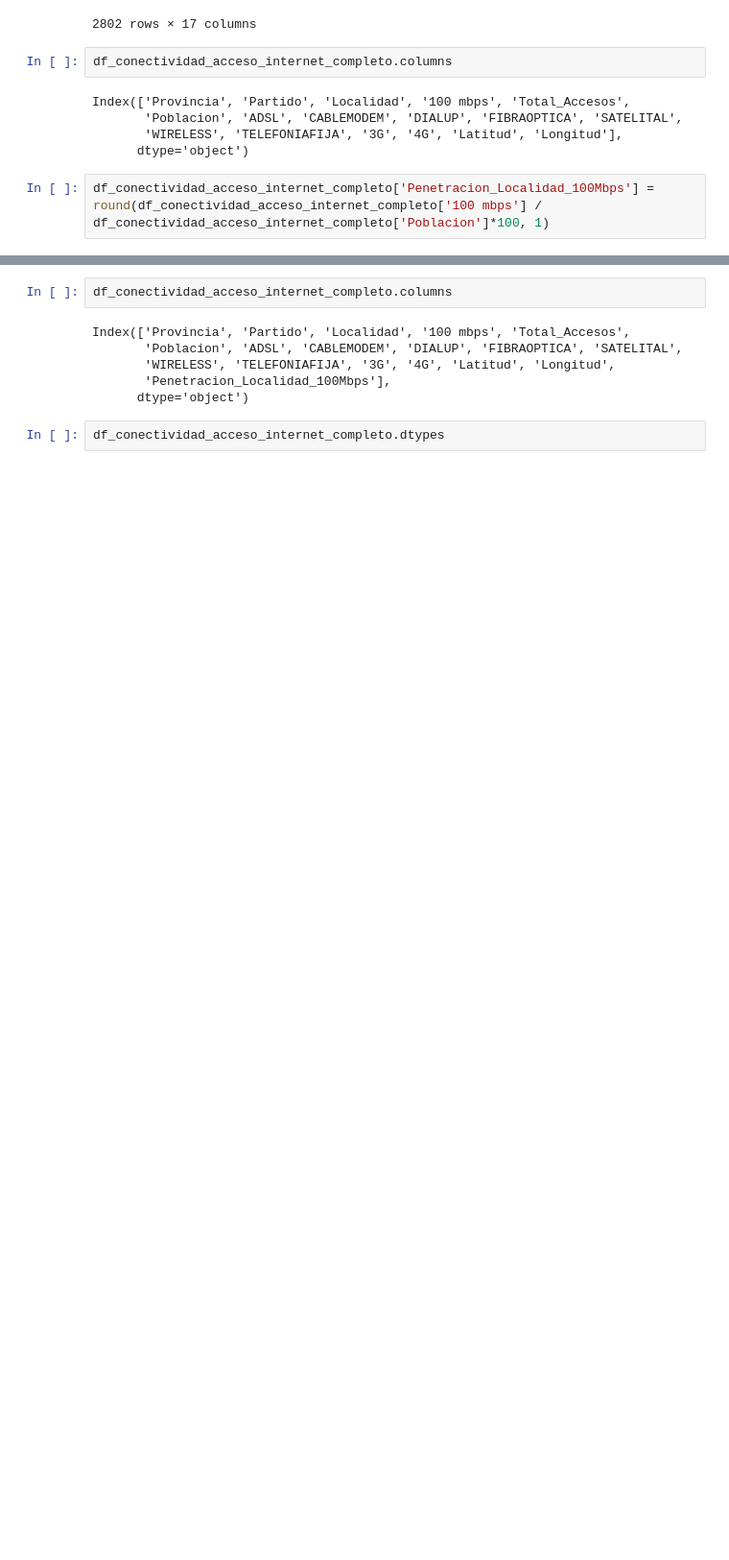
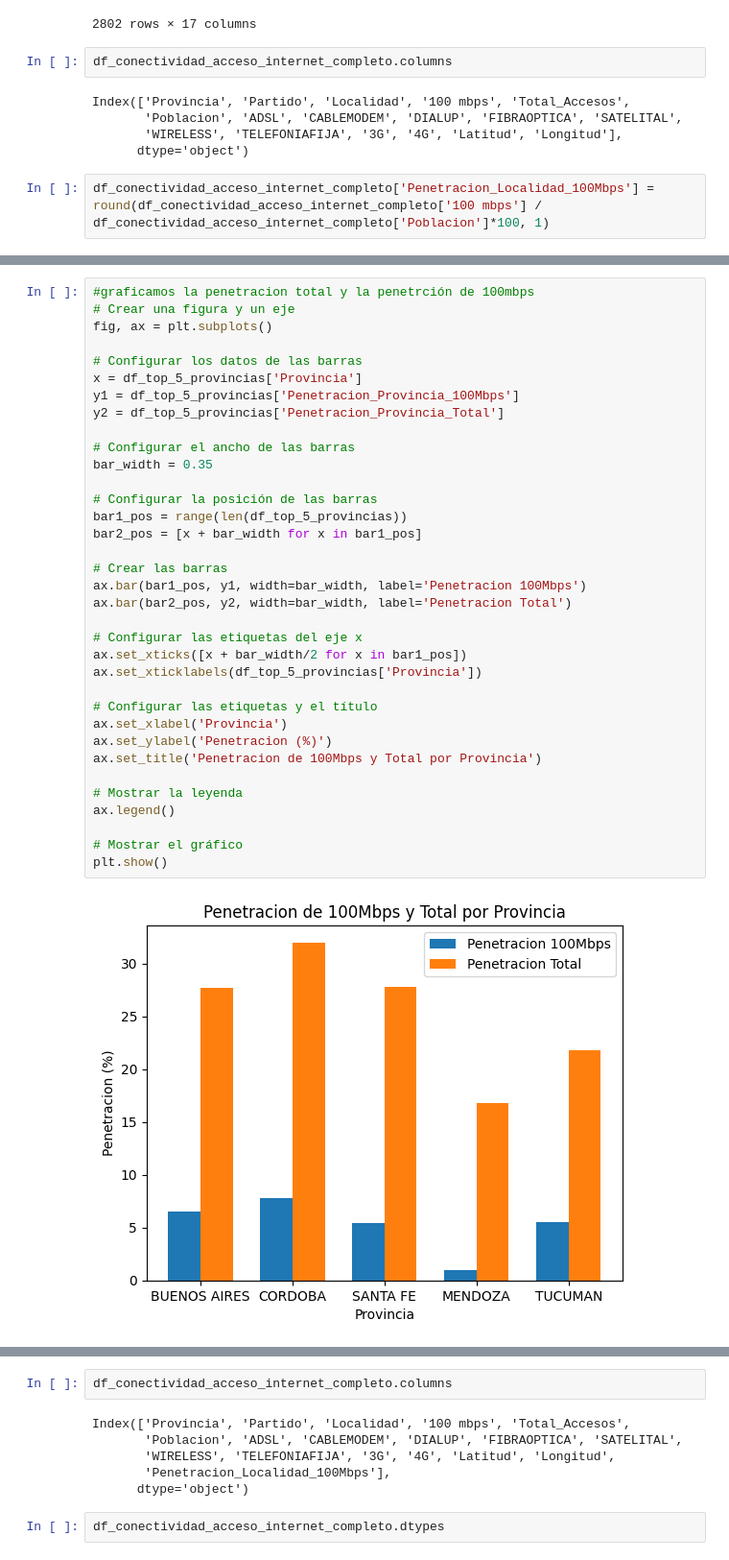
Before and after one commit to caroguzman/HenryData_PI02, a Jupyter notebook: PI02EDA.ipynb, the cells around one changed output, grey strips where cells are left out. Shown: that part at 96% size. Cells and saved outputs as stored; diff of their text form; blank space fills up the shorter version.

```diff
--- a/PI02EDA.ipynb
+++ b/PI02EDA.ipynb
@@ -665,0 +767,37 @@ Name: Localidad, Length: 3030, dtype: object
+# %%
+#graficamos la penetracion total y la penetrción de 100mbps
+# Crear una figura y un eje
+fig, ax = plt.subplots()
+
+# Configurar los datos de las barras
+x = df_top_5_provincias['Provincia']
+y1 = df_top_5_provincias['Penetracion_Provincia_100Mbps']
+y2 = df_top_5_provincias['Penetracion_Provincia_Total']
+
+# Configurar el ancho de las barras
+bar_width = 0.35
+
+# Configurar la posición de las barras
+bar1_pos = range(len(df_top_5_provincias))
+bar2_pos = [x + bar_width for x in bar1_pos]
+
+# Crear las barras
+ax.bar(bar1_pos, y1, width=bar_width, label='Penetracion 100Mbps')
+ax.bar(bar2_pos, y2, width=bar_width, label='Penetracion Total')
+
+# Configurar las etiquetas del eje x
+ax.set_xticks([x + bar_width/2 for x in bar1_pos])
+ax.set_xticklabels(df_top_5_provincias['Provincia'])
+
+# Configurar las etiquetas y el título
+ax.set_xlabel('Provincia')
+ax.set_ylabel('Penetracion (%)')
+ax.set_title('Penetracion de 100Mbps y Total por Provincia')
+
+# Mostrar la leyenda
+ax.legend()
+
+# Mostrar el gráfico
+plt.show()
+# %% [output]
+[figure, added]
```
Also changed, not shown: parts of 26 cells of this notebook, 10 other files.
